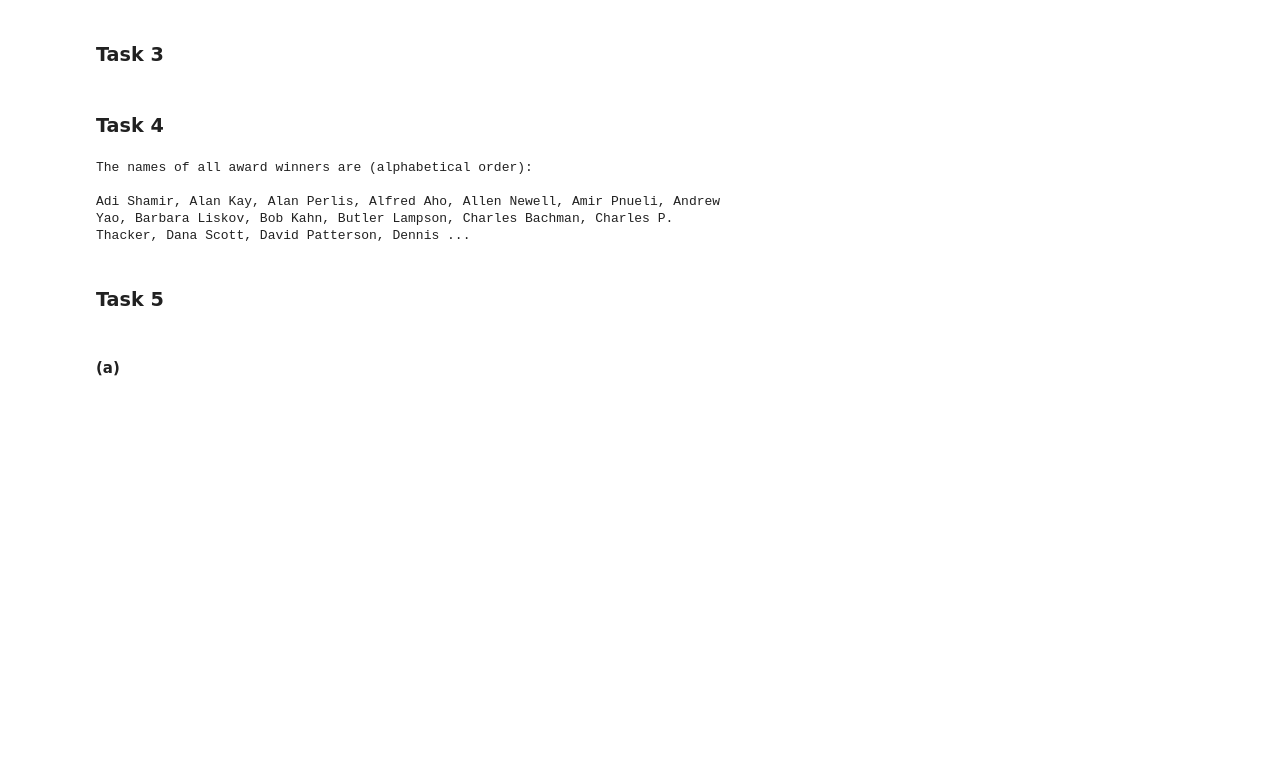
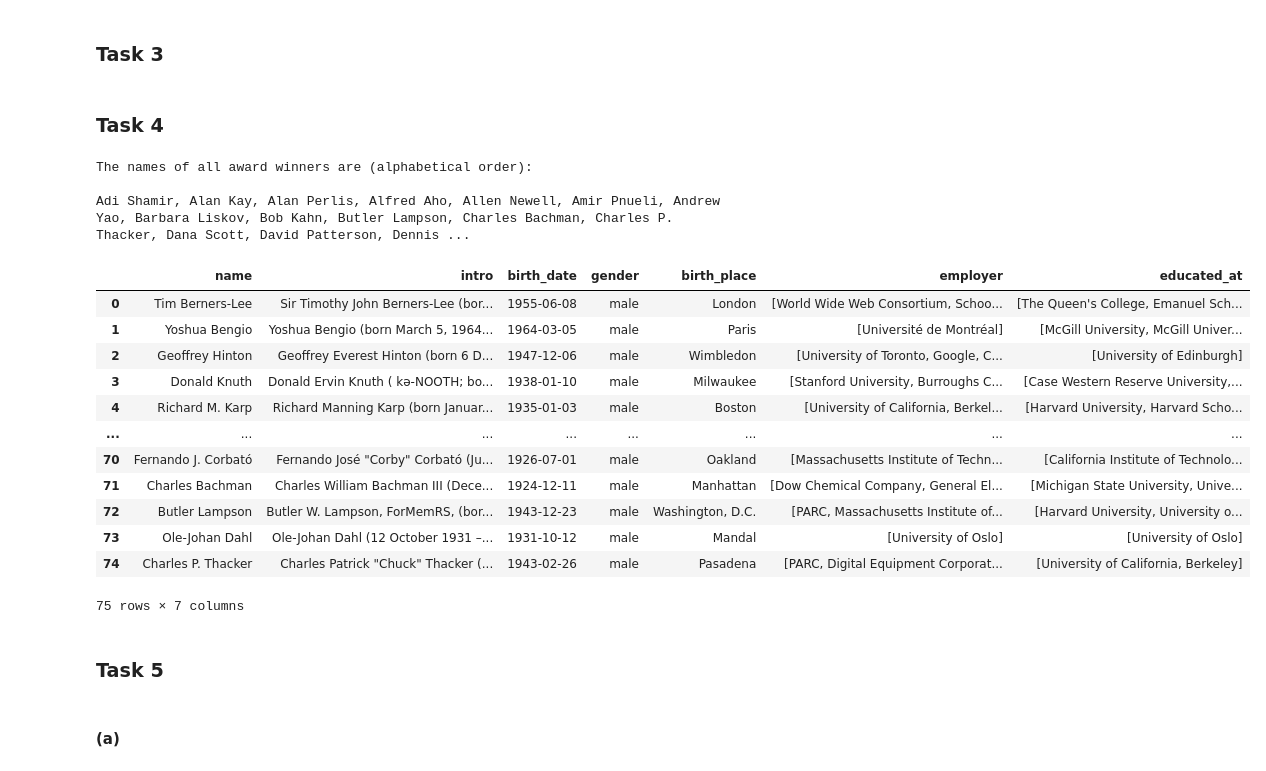
Before and after one commit to congrendai/CW2_for_computer_programing, a Jupyter notebook: CW2_A3.ipynb, the cells around one changed output. Cells and saved outputs as stored; diff of their text form; code cells hidden in the pictures; blank space fills up the shorter version.

```diff
--- a/CW2_A3.ipynb
+++ b/CW2_A3.ipynb
@@ -126,9 +126,9 @@ def get_award_winners_info(wikidata_ID):
 
     # Extract birth place ID to get birth place from "place of birth (P19)"
     try:
-        wikidata_birth_place = data["entities"][wikidata_ID]["claims"]["P19"][0]["mainsnak"]["datavalue"]["value"]["id"]
+        wikidata_birth_place_id = data["entities"][wikidata_ID]["claims"]["P19"][0]["mainsnak"]["datavalue"]["value"]["id"]
     except KeyError:
-        wikidata_birth_place = None
+        wikidata_birth_place_id = None
 
     # Extract employer ID to get employer from "employer (P108)"
     # employer ID is inside of "mainsnak" key
@@ -137,8 +137,7 @@ def get_award_winners_info(wikidata_ID):
     except KeyError:
         wikidata_employer_IDs = None
     else:
-        wikidata_employer_IDs = [wikidata_employer_ID["mainsnak"]["datavalue"]["value"]["id"] for wikidata_employer_ID in wikidata_employer_mainsnaks]
-        wikidata_employer_IDs_joined = "|".join(wikidata_employer_IDs)
+        wikidata_employer_IDs = "|".join([wikidata_employer_ID["mainsnak"]["datavalue"]["value"]["id"] for wikidata_employer_ID in wikidata_employer_mainsnaks])
 
     # Extract educated at ID to get educated at from "educated at (P69)"
     # educated at ID is inside of "mainsnak" key
@@ -147,11 +146,10 @@ def get_award_winners_info(wikidata_ID):
     except KeyError:
         wikidata_educated_at_IDs = None
     else:
-        wikidata_educated_at_IDs = [wikidata_educated_at_ID["mainsnak"]["datavalue"]["value"]["id"] for wikidata_educated_at_ID in wikidata_educated_at_mainsnaks]
-        wikidata_educated_at_IDs_joined = "|".join(wikidata_educated_at_IDs)
+        wikidata_educated_at_IDs = "|".join([wikidata_educated_at_ID["mainsnak"]["datavalue"]["value"]["id"] for wikidata_educated_at_ID in wikidata_educated_at_mainsnaks])
 
     # Join the IDs per person that we want to get info from into a list
-    entity_info_request_IDs = [wikidata_gender_id, wikidata_birth_place, wikidata_educated_at_IDs_joined, wikidata_employer_IDs_joined]
+    entity_info_request_IDs = [wikidata_gender_id, wikidata_birth_place_id, wikidata_employer_IDs, wikidata_educated_at_IDs]
 
     # A list that contains all the info of the person
 
@@ -234,6 +217,23 @@ print("The names of all award winners are (alphabetical order): \n\n{}.".format(
 The names of all award winners are (alphabetical order):
 
 Adi Shamir, Alan Kay, Alan Perlis, Alfred Aho, Allen Newell, Amir Pnueli, Andrew Yao, Barbara Liskov, Bob Kahn, Butler Lampson, Charles Bachman, Charles P. Thacker, Dana Scott, David Patterson, Dennis ...
+# %%
+a = pd.DataFrame(award_winners)
+a
+# %% [output]
+|  | name | intro | birth_date | gender | birth_place | employer | educated_at |
+| 0 | Tim Berners-Lee | Sir Timothy John Berners-Lee (bor... | 1955-06-08 | male | London | [World Wide Web Consortium, Schoo... | [The Queen's College, Emanuel Sch... |
+| 1 | Yoshua Bengio | Yoshua Bengio (born March 5, 1964... | 1964-03-05 | male | Paris | [Université de Montréal] | [McGill University, McGill Univer... |
+| 2 | Geoffrey Hinton | Geoffrey Everest Hinton (born 6 D... | 1947-12-06 | male | Wimbledon | [University of Toronto, Google, C... | [University of Edinburgh] |
+| 3 | Donald Knuth | Donald Ervin Knuth ( kə-NOOTH; bo... | 1938-01-10 | male | Milwaukee | [Stanford University, Burroughs C... | [Case Western Reserve University,... |
+| 4 | Richard M. Karp | Richard Manning Karp (born Januar... | 1935-01-03 | male | Boston | [University of California, Berkel... | [Harvard University, Harvard Scho... |
+| ... | ... | ... | ... | ... | ... | ... | ... |
+| 70 | Fernando J. Corbató | Fernando José "Corby" Corbató (Ju... | 1926-07-01 | male | Oakland | [Massachusetts Institute of Techn... | [California Institute of Technolo... |
+| 71 | Charles Bachman | Charles William Bachman III (Dece... | 1924-12-11 | male | Manhattan | [Dow Chemical Company, General El... | [Michigan State University, Unive... |
+| 72 | Butler Lampson | Butler W. Lampson, ForMemRS, (bor... | 1943-12-23 | male | Washington, D.C. | [PARC, Massachusetts Institute of... | [Harvard University, University o... |
+| 73 | Ole-Johan Dahl | Ole-Johan Dahl (12 October 1931 –... | 1931-10-12 | male | Mandal | [University of Oslo] | [University of Oslo] |
+| 74 | Charles P. Thacker | Charles Patrick "Chuck" Thacker (... | 1943-02-26 | male | Pasadena | [PARC, Digital Equipment Corporat... | [University of California, Berkeley] |
+75 rows × 7 columns
 # %% [markdown]
 ### Task 5
 # %% [markdown]
```
Also changed, not shown: parts of 5 cells of this notebook.
